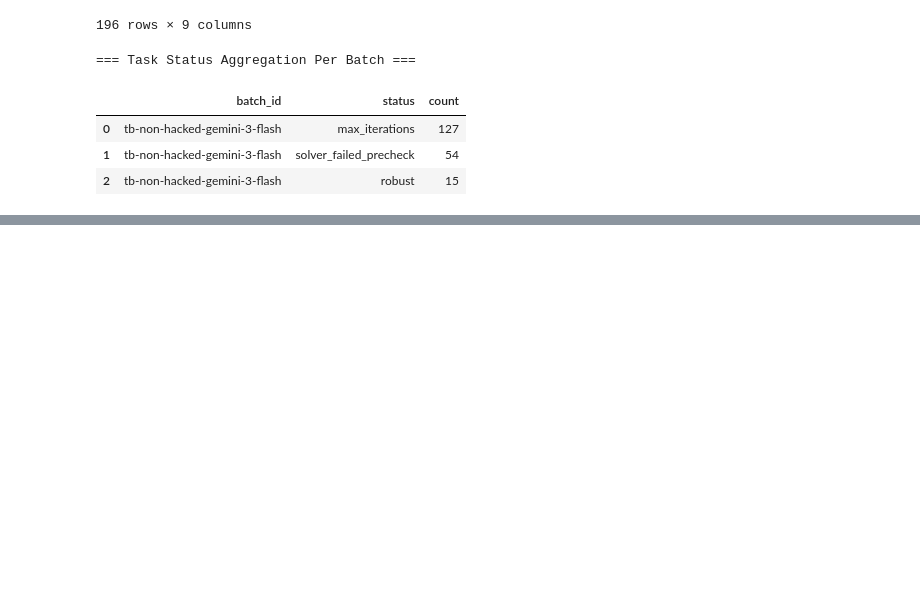
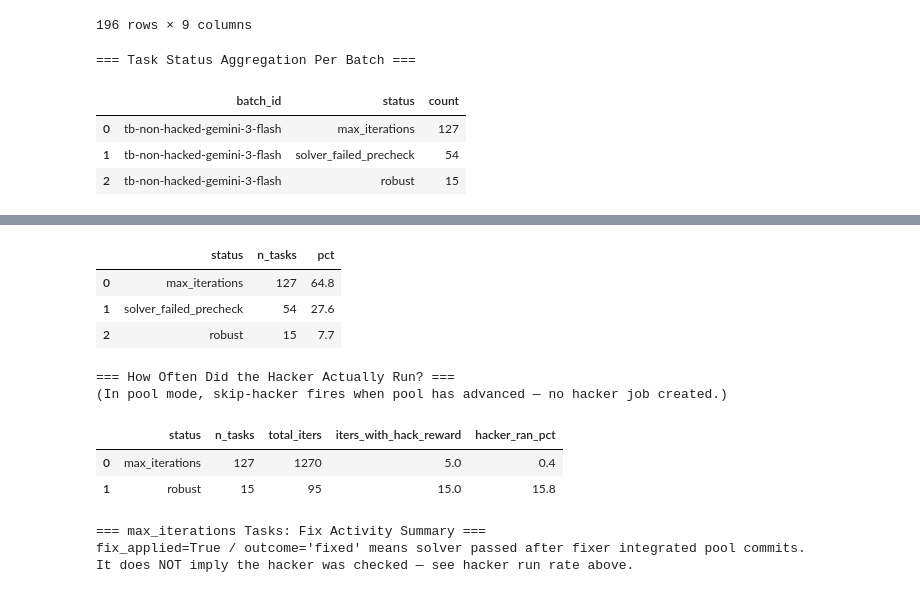
Before and after one commit to few-sh/harden-v0, a Jupyter notebook: notebooks/harden-v0-analysis-base.ipynb, the cells around one changed output, grey strips where cells are left out. Cells and saved outputs as stored; diff of their text form; code cells hidden in the pictures; blank space fills up the shorter version.

```diff
--- a/notebooks/harden-v0-analysis-base.ipynb
+++ b/notebooks/harden-v0-analysis-base.ipynb
@@ -798,0 +807,68 @@ except Exception as e:
+# %%
+# =============================================================================
+# max_iterations — high-level overview
+# =============================================================================
+# NOTE: In pool-enabled mode the pool constantly advances (127 tasks running in
+# parallel all push to it), so the skip-hacker path fires on nearly every
+# iteration.  hack_reward is therefore NULL for ~99.6% of iterations — the
+# hacker simply didn't run.  "outcome=fixed" in this context means the fixer
+# successfully integrated pool commits and solver still passes; it does NOT
+# mean the hacker was blocked.
+
+print("=== Task Status Distribution ===")
+display(con.execute("""
+    SELECT
+        status,
+        COUNT(*) as n_tasks,
+        ROUND(100.0 * COUNT(*) / SUM(COUNT(*)) OVER (), 1) as pct
+    FROM tasks
+    GROUP BY status
+    ORDER BY n_tasks DESC
+""").df())
+
+print("\n=== How Often Did the Hacker Actually Run? ===")
+print("(In pool mode, skip-hacker fires when pool has advanced — no hacker job created.)")
+display(con.execute("""
+    SELECT
+        t.status,
+        COUNT(DISTINCT t.task_name)                                                    as n_tasks,
+        COUNT(i.iteration)                                                             as total_iters,
+        SUM(CASE WHEN i.hack_reward IS NOT NULL THEN 1 ELSE 0 END)                    as iters_with_hack_reward,
+        ROUND(100.0 * SUM(CASE WHEN i.hack_reward IS NOT NULL THEN 1.0 ELSE 0.0 END)
+              / NULLIF(COUNT(i.iteration), 0), 1)                                      as hacker_ran_pct
+    FROM tasks t
+    LEFT JOIN iterations i ON t.task_name = i.task_name AND t.batch_id = i.batch_id
+    WHERE t.status IN ('max_iterations', 'robust')
+    GROUP BY t.status
+    ORDER BY t.status
+""").df())
+
+print("\n=== max_iterations Tasks: Fix Activity Summary ===")
+print("fix_applied=True / outcome='fixed' means solver passed after fixer integrated pool commits.")
+print("It does NOT imply the hacker was checked — see hacker run rate above.")
+display(con.execute("""
+    WITH task_fix_stats AS (
+        SELECT
+            t.task_name,
+            SUM(CASE WHEN i.fix_applied THEN 1 ELSE 0 END)                as n_fix_applied,
+            SUM(CASE WHEN i.outcome = 'no_changes'     THEN 1 ELSE 0 END) as n_no_changes,
+            SUM(CASE WHEN i.outcome = 'fix_failed'     THEN 1 ELSE 0 END) as n_fix_failed,
+            SUM(CASE WHEN i.outcome = 'fixed'          THEN 1 ELSE 0 END) as n_outcome_fixed,
+            SUM(CASE WHEN i.outcome = 'pool_sync_noop' THEN 1 ELSE 0 END) as n_pool_noop
+        FROM tasks t
+        LEFT JOIN iterations i
+               ON t.task_name = i.task_name AND t.batch_id = i.batch_id
+        WHERE t.status = 'max_iterations'
+        GROUP BY t.task_name
+    )
+    SELECT
+        COUNT(*)                                                        as total_max_iter_tasks,
+        SUM(CASE WHEN n_fix_applied  = 0 THEN 1 ELSE 0 END)            as solver_never_validated_fix,
+        SUM(CASE WHEN n_fix_applied  > 0 THEN 1 ELSE 0 END)            as solver_validated_at_least_once,
+        ROUND(AVG(n_fix_applied), 2)    as avg_solver_validated_iters,
+        ROUND(AVG(n_fix_failed),  2)    as avg_solver_failed_iters,
+        ROUND(AVG(n_no_changes),  2)    as avg_no_changes_iters,
+        ROUND(AVG(n_pool_noop),   2)    as avg_pool_noop_iters
+    FROM task_fix_stats
+""").df())
+# %% [output]
@@ -798,0 +876,12 @@ except Exception as e:
+|  | status | n_tasks | pct |
+| 0 | max_iterations | 127 | 64.8 |
+| 1 | solver_failed_precheck | 54 | 27.6 |
+| 2 | robust | 15 | 7.7 |
+=== How Often Did the Hacker Actually Run? ===
+(In pool mode, skip-hacker fires when pool has advanced — no hacker job created.)
+|  | status | n_tasks | total_iters | iters_with_hack_reward | hacker_ran_pct |
+| 0 | max_iterations | 127 | 1270 | 5.0 | 0.4 |
+| 1 | robust | 15 | 95 | 15.0 | 15.8 |
+=== max_iterations Tasks: Fix Activity Summary ===
+fix_applied=True / outcome='fixed' means solver passed after fixer integrated pool commits.
+It does NOT imply the hacker was checked — see hacker run rate above.
```
Also changed, not shown: parts of 8 cells of this notebook, 3 other files.
